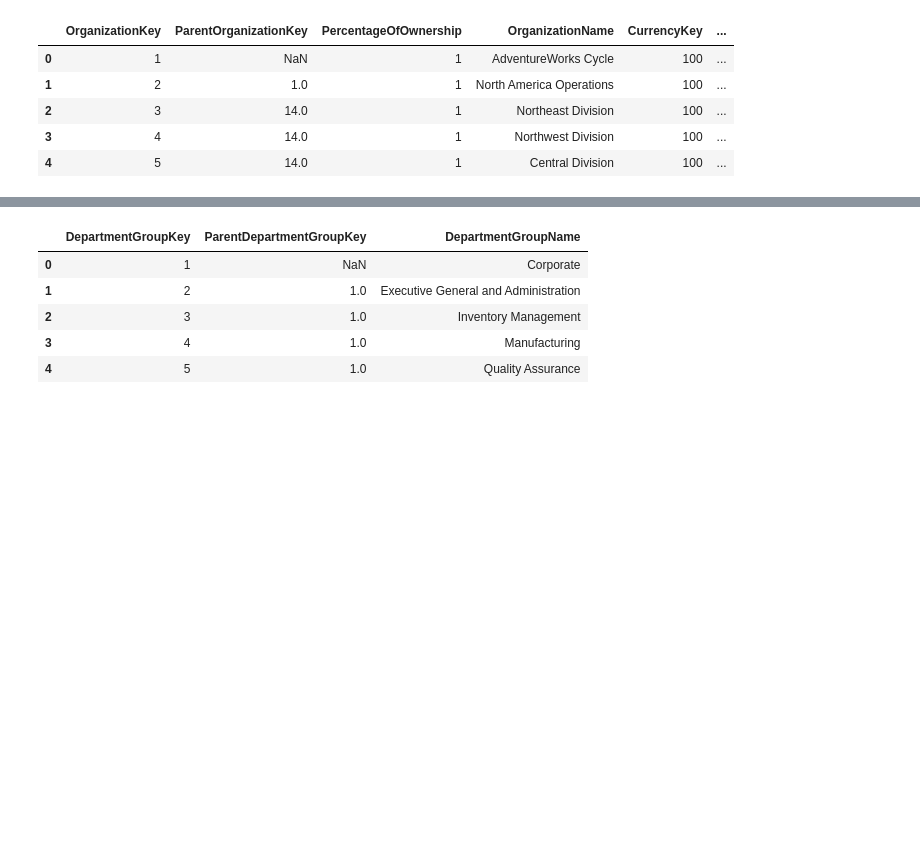
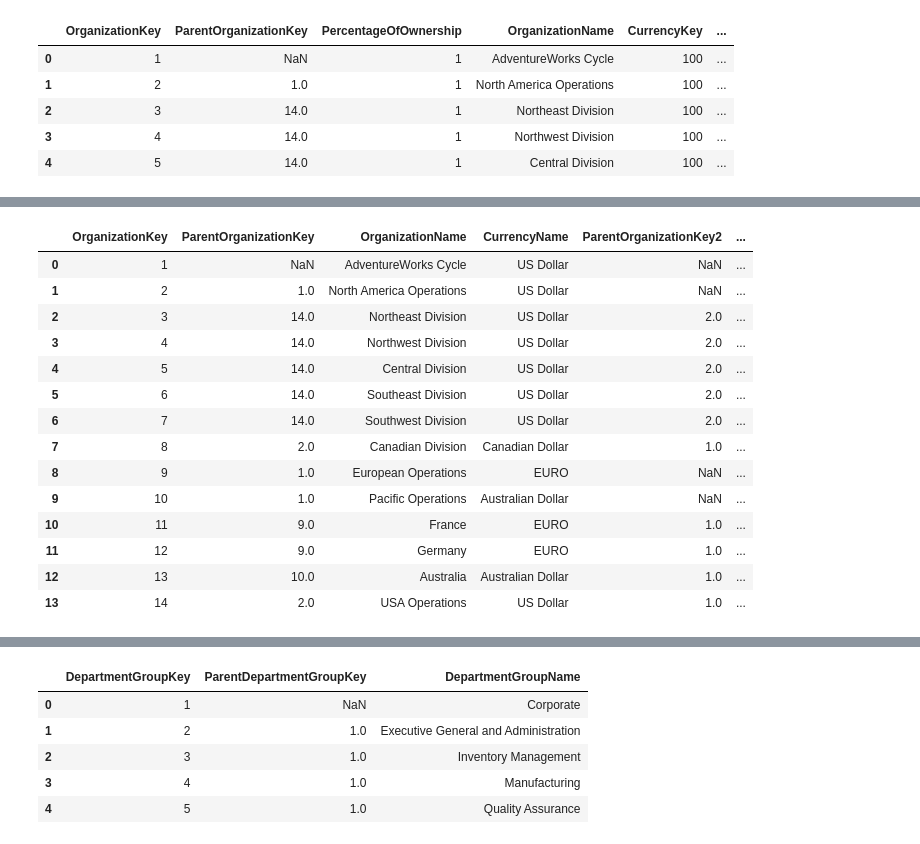
Before and after one commit to GabrielAraujoCarlos/PortfolioDashboardFinanceiro, a Jupyter notebook: TratamentoBase.ipynb, the cells around one changed output, grey strips where cells are left out. Drawn from its saved outputs; the diff is of its cells as text; code cells hidden in the pictures; blank space fills up the shorter version.

Commit message:
Alterar tratamento
Mudança no tratamento da base em Python para apresentar hierarquia

```diff
--- a/TratamentoBase.ipynb
+++ b/TratamentoBase.ipynb
@@ -152,4 +102,0 @@ DimOrganization_trat
-# %%
-#Renomeação das colunas
-DimOrganization_trat = DimOrganization_trat.rename(columns={"OrganizationKey_x":"OrganizationKey","OrganizationName_x":"OrganizationName","OrganizationName_y":"ParentOrganizationName","PercentageOfOwnership_x":"PercentageOfOwnership"})
-DimOrganization_trat.head()
@@ -162,0 +103,4 @@ DimOrganization_trat.head()
+# %%
+#Fitrando colunas
+DimOrganization_trat = DimOrganization_trat[["OrganizationKey","ParentOrganizationKey","OrganizationName","CurrencyName"]]
+DimOrganization_trat.head()
@@ -162,0 +116,5 @@ DimOrganization_trat.head()
+# %%
+#Mapeando as hierarquias
+OrgHier = DimOrganization_trat[["OrganizationKey","ParentOrganizationKey"]]
+OrgHier = OrgHier.rename(columns={"OrganizationKey":"ParentOrganizationKey","ParentOrganizationKey":"ParentOrganizationKey2"})
+OrgHier.head()
@@ -162,0 +128,4 @@ DimOrganization_trat.head()
+# %%
+#Acrescentando hierarquias em colunas
+DimOrganization_trat2 = DimOrganization_trat.merge(OrgHier, how='left', on='ParentOrganizationKey')
+DimOrganization_trat2.head()
@@ -162,0 +139,21 @@ DimOrganization_trat.head()
+# %%
+#Acrescentando hierarquias em colunas
+OrgHier = OrgHier.rename(columns={"ParentOrganizationKey":"ParentOrganizationKey2","ParentOrganizationKey2":"ParentOrganizationKey3"})
+DimOrganization_trat3 = DimOrganization_trat2.merge(OrgHier, how='left', on='ParentOrganizationKey2')
+DimOrganization_trat3
+# %% [output]
+|  | OrganizationKey | ParentOrganizationKey | OrganizationName | CurrencyName | ParentOrganizationKey2 | ... |
+| 0 | 1 | NaN | AdventureWorks Cycle | US Dollar | NaN | ... |
+| 1 | 2 | 1.0 | North America Operations | US Dollar | NaN | ... |
+| 2 | 3 | 14.0 | Northeast Division | US Dollar | 2.0 | ... |
+| 3 | 4 | 14.0 | Northwest Division | US Dollar | 2.0 | ... |
+| 4 | 5 | 14.0 | Central Division | US Dollar | 2.0 | ... |
+| 5 | 6 | 14.0 | Southeast Division | US Dollar | 2.0 | ... |
+| 6 | 7 | 14.0 | Southwest Division | US Dollar | 2.0 | ... |
+| 7 | 8 | 2.0 | Canadian Division | Canadian Dollar | 1.0 | ... |
+| 8 | 9 | 1.0 | European Operations | EURO | NaN | ... |
+| 9 | 10 | 1.0 | Pacific Operations | Australian Dollar | NaN | ... |
+| 10 | 11 | 9.0 | France | EURO | 1.0 | ... |
+| 11 | 12 | 9.0 | Germany | EURO | 1.0 | ... |
+| 12 | 13 | 10.0 | Australia | Australian Dollar | 1.0 | ... |
+| 13 | 14 | 2.0 | USA Operations | US Dollar | 1.0 | ... |
```
Also changed, not shown: parts of 63 cells of this notebook, 1 other file.
